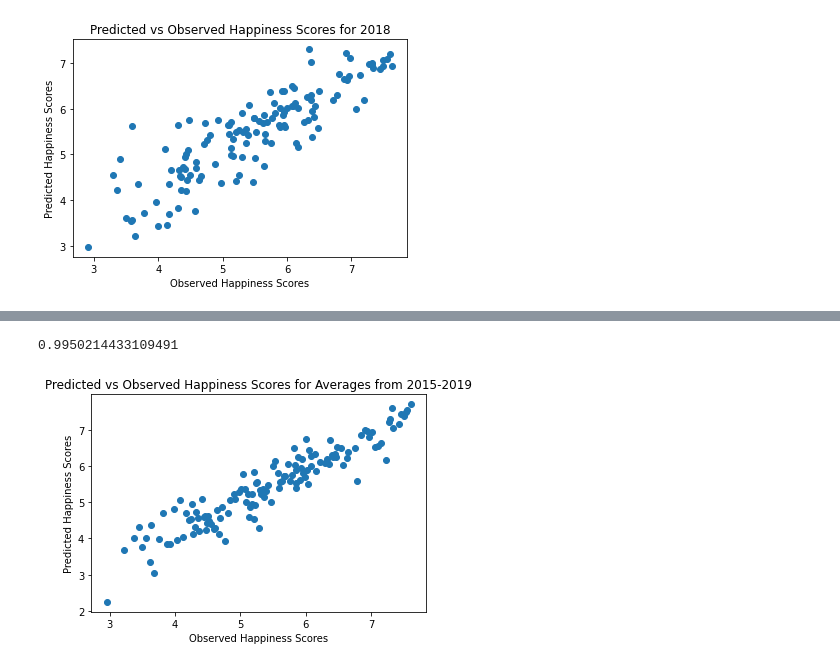
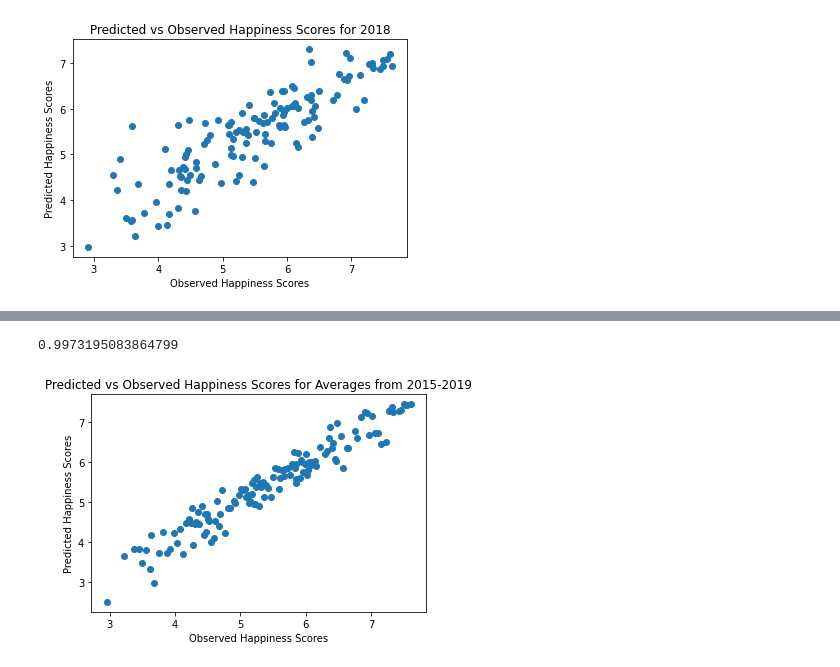
Before and after one commit to SourBob39/Happy_Planet_Analysis, a Jupyter notebook: Happiness-Metrics-for-Global-Life-Expectancy-Predictive-Analysis.ipynb, the cells around one changed output, grey strips where cells are left out. Drawn from its saved outputs; the diff is of its cells as text; code cells hidden in the pictures.

```diff
--- a/Happiness-Metrics-for-Global-Life-Expectancy-Predictive-Analysis.ipynb
+++ b/Happiness-Metrics-for-Global-Life-Expectancy-Predictive-Analysis.ipynb
@@ -565,7 +565,7 @@ avgdfHLE = pd.DataFrame(avgHLE, index=dfHLE['Country'], columns=['Life Expectanc
 # 133 total countries in each dataframe
 Y_WHRHLEavg = pd.concat([avgdfWHR, avgdfHLE], axis=1)
 tempdfWHRavg = avgdfWHR.drop('Happiness Score', axis=1)
-Xavg = tempdfWHRavg.values[:, 1:]
+Xavg = tempdfWHRavg.values[:,:]
 Yavg = Y_WHRHLEavg[['Happiness Score', 'Life Expectancy']]
 r2yavg = np.zeros(133)
 
@@ -867,24 +867,24 @@ print(rsquared)
 # %%
 #LOOCV for averages across all 5 years
-loo = LeaveOneOut()
-ypredicted = np.zeros(len(Yavg))
-newY = Y_WHRHLEavg['Happiness Score']
+looAll = LeaveOneOut()
+ypredictedAll = np.zeros(len(Yavg))
+newYAll = Y_WHRHLEavg['Happiness Score']
 
-for train_index, test_index in loo.split(Xavg):
-    xtrain = Xavg[train_index]
-    xtest = Xavg[test_index]
-    ytrain = newY[train_index]
-    plsr = PLSRegression(n_components = 4)
-    plsr.fit_transform(xtrain, ytrain)
-    ypredicted[test_index] = plsr.predict(xtest)
+for train_indexAll, test_indexAll in loo.split(Xavg):
+    xtrainAll = Xavg[train_indexAll]
+    xtestAll = Xavg[test_indexAll]
+    ytrainAll = newYAll[train_indexAll]
+    plsrAll = PLSRegression(n_components = 4)
+    plsrAll.fit_transform(xtrainAll, ytrainAll)
+    ypredictedAll[test_indexAll] = plsrAll.predict(xtestAll)
 
-plt.scatter(Y_WHRHLEavg['Happiness Score'], ypredicted)
+plt.scatter(Y_WHRHLEavg['Happiness Score'], ypredictedAll)
 plt.xlabel("Observed Happiness Scores")
 plt.ylabel("Predicted Happiness Scores")
 plt.title("Predicted vs Observed Happiness Scores for Averages from 2015-2019")
 
-rsquared = 1-(sum((ypredicted-newY)**2))/sum(newY**2)
-print(rsquared)
+rsquaredAll = 1-(sum((ypredictedAll-newYAll)**2))/sum(newYAll**2)
+print(rsquaredAll)
 # %% [output]
-0.9950214433109491
+0.9973195083864799
-[figure, old version]
+[figure, new version]
```
Also changed, not shown: parts of 8 cells of this notebook.
